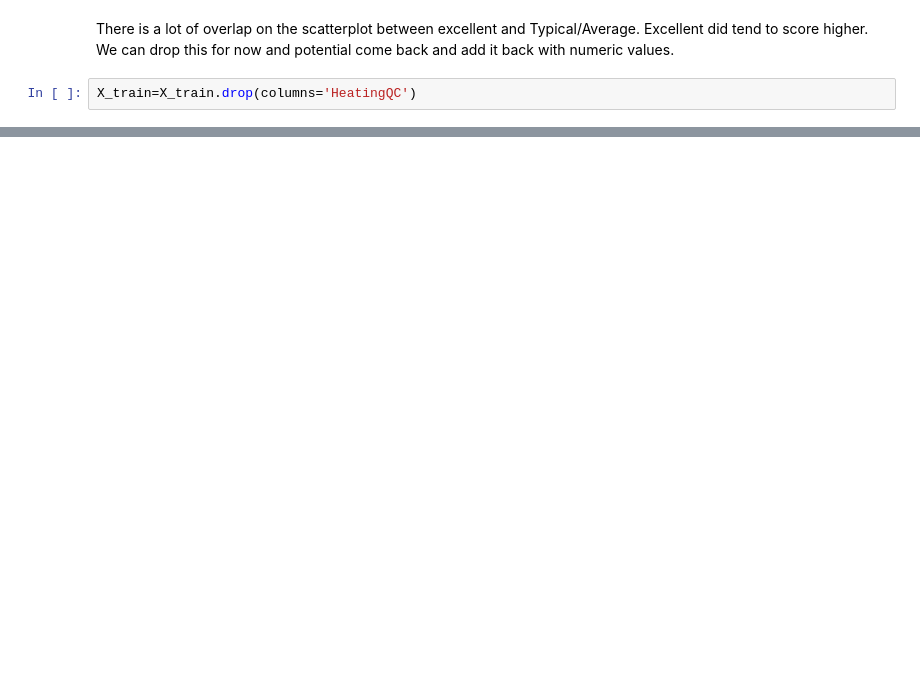
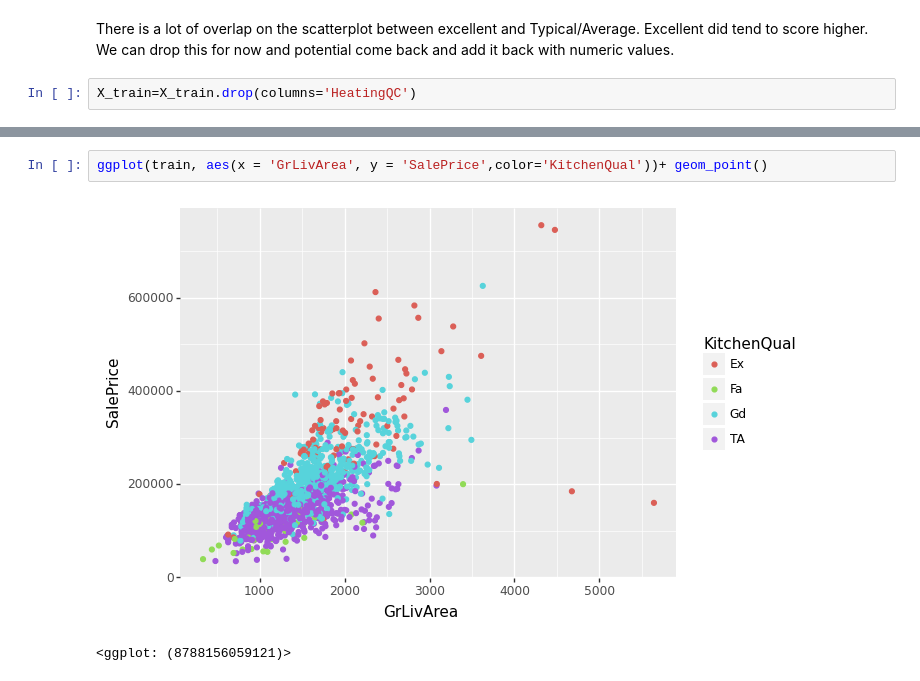
Before and after one commit to ronsperber/Real-Estate-Pricing, a Jupyter notebook: realestateprice.ipynb, the cells around one changed output, grey strips where cells are left out. Cells and saved outputs as stored; diff of their text form; blank space fills up the shorter version.

```diff
--- a/realestateprice.ipynb
+++ b/realestateprice.ipynb
@@ -1562,0 +1603,5 @@ X_train=X_train.drop(columns='HeatingQC')
+# %%
+ggplot(train, aes(x = 'GrLivArea', y = 'SalePrice',color='KitchenQual'))+ geom_point()
+# %% [output]
+[figure, added]
+<ggplot: (8788156059121)>
```
Also changed, not shown: parts of 93 cells of this notebook.
